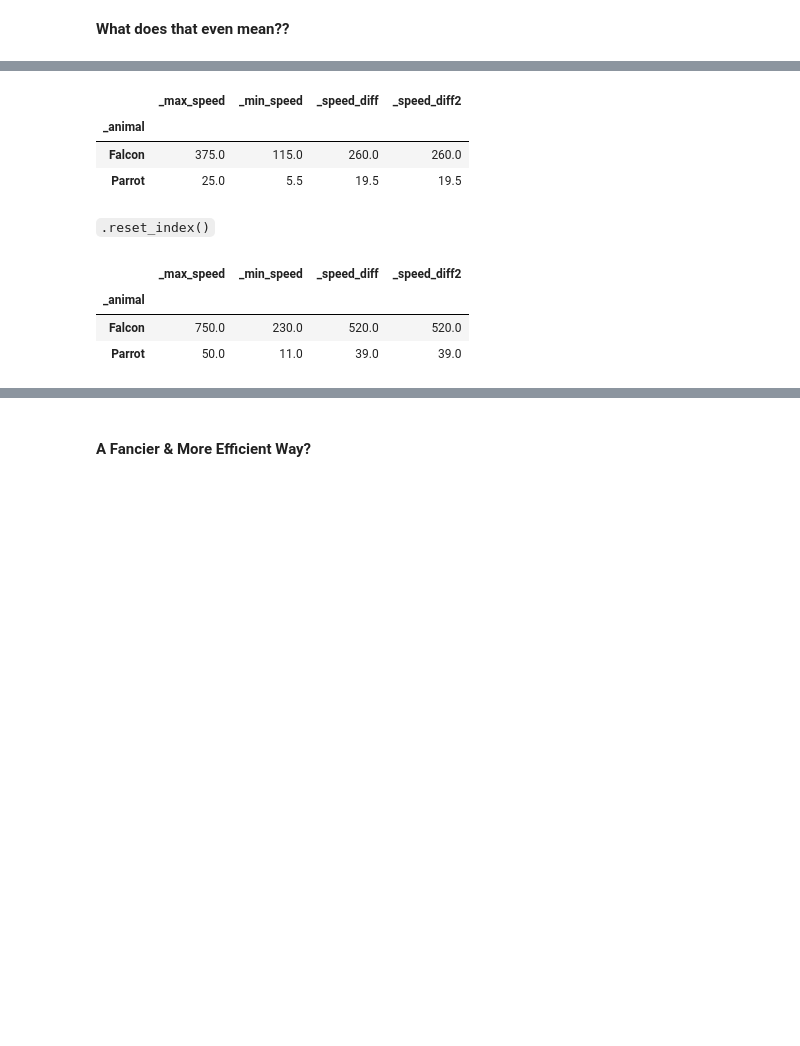
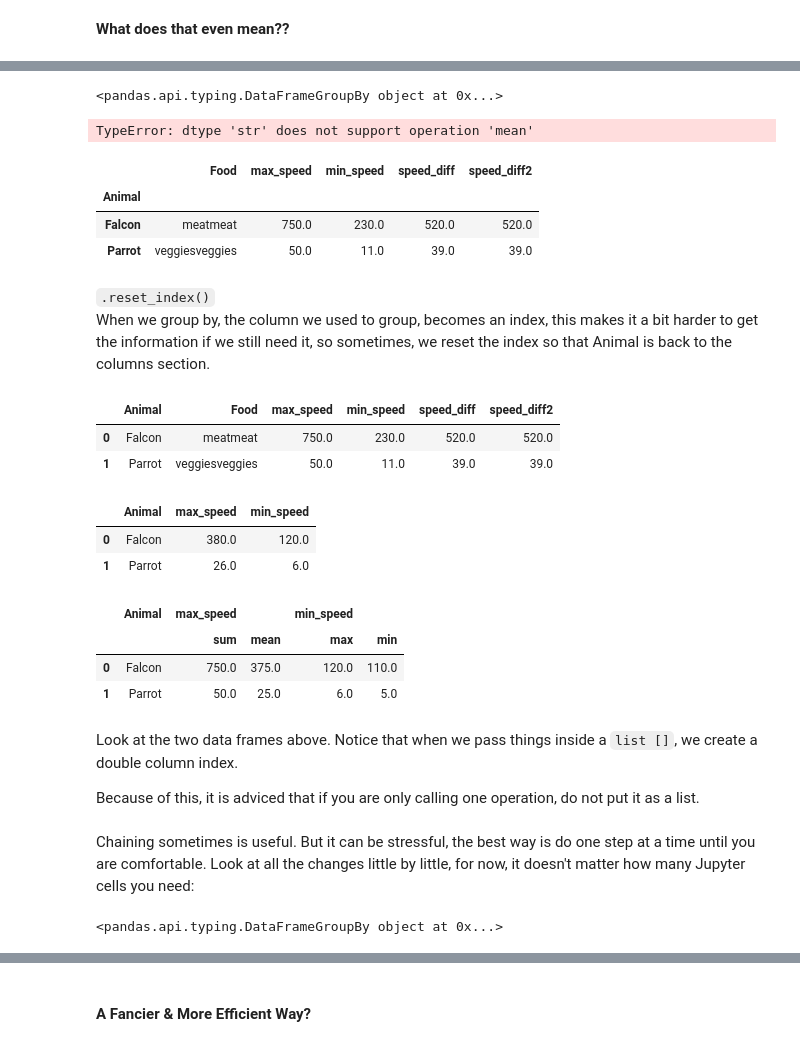
Before and after one commit to sedv8808/UBC_EL_PPDS, a Jupyter notebook: Module2class.ipynb, the cells around one changed output, grey strips where cells are left out. Cells and saved outputs as stored; diff of their text form; code cells hidden in the pictures; blank space fills up the shorter version.

```diff
--- a/Module2class.ipynb
+++ b/Module2class.ipynb
@@ -438,3 +482,0 @@ dtype: float64
-# %%
-df['Speed Diff2'] = df['Max Speed'] - df['Min Speed']
-df
@@ -481,3 +499,6 @@ df.drop(columns = 'Speed Diff')
+# %%
+# We need to overwrite the variable to see changes.
+df = df.drop(columns = 'Diff Speed3')
 # %%
 df
 # %% [output]
@@ -489,2 +509,0 @@ df
-# %%
-df.drop(columns = 'Speed Diff2', inplace=True)
@@ -558,2 +543,0 @@ df
-# %%
-df.columns = ['_animal', '_max_speed', '_min_speed', '_speed_diff', '_speed_diff2']
@@ -625,18 +576,58 @@ df.groupby('_animal')#.get_group('Falcon')
 # %% [markdown]
 ![img](https://miro.medium.com/max/1206/0*5Zzcwe-rlxz-EQ_N)
 # %%
-df.groupby('_animal').mean()
+df.groupby('Animal')
 # %% [output]
-|  | _max_speed | _min_speed | _speed_diff | _speed_diff2 |
-| _animal |  |  |  |  |
-| Falcon | 375.0 | 115.0 | 260.0 | 260.0 |
-| Parrot | 25.0 | 5.5 | 19.5 | 19.5 |
+<pandas.api.typing.DataFrameGroupBy object at 0x...>
-# %% [markdown]
-`.reset_index()`
+# %%
+# This cannot be computed because 'Food' has words, so pandas cannot calculate the mean of words.
+df.groupby('Animal').mean()
+# %% [output]
+TypeError: dtype 'str' does not support operation 'mean'
+# %%
+# But it can sum them - look that it concatenates them
+df.groupby('Animal').sum()
+# %% [output]
+|  | Food | max_speed | min_speed | speed_diff | speed_diff2 |
+| Animal |  |  |  |  |  |
+| Falcon | meatmeat | 750.0 | 230.0 | 520.0 | 520.0 |
+| Parrot | veggiesveggies | 50.0 | 11.0 | 39.0 | 39.0 |
+# %% [markdown]
+`.reset_index()`
+When we group by, the column we used to group, becomes an index, this makes it a bit harder to get the information if we still need it, so sometimes, we reset the index so that Animal is back to the columns section.
 # %%
-df.groupby('_animal').sum()
+df.groupby('Animal').sum().reset_index()
 # %% [output]
-|  | _max_speed | _min_speed | _speed_diff | _speed_diff2 |
-| _animal |  |  |  |  |
-| Falcon | 750.0 | 230.0 | 520.0 | 520.0 |
-| Parrot | 50.0 | 11.0 | 39.0 | 39.0 |
+|  | Animal | Food | max_speed | min_speed | speed_diff | speed_diff2 |
+| 0 | Falcon | meatmeat | 750.0 | 230.0 | 520.0 | 520.0 |
+| 1 | Parrot | veggiesveggies | 50.0 | 11.0 | 39.0 | 39.0 |
+# %%
+# If we want to compute different operations for different columns, we can use `agg` instead of the set of given functions:
+# Note that we do not use `[]` when calling `'max'`
+df.groupby('Animal').agg({'max_speed': 'max',
+                           'min_speed': 'max'}).reset_index()
+# %% [output]
+|  | Animal | max_speed | min_speed |
+| 0 | Falcon | 380.0 | 120.0 |
+| 1 | Parrot | 26.0 | 6.0 |
+# %%
+# If we want to compute multiple operations per different columns, we can use `[]` as a list
+# Note that we pass 'sum' and 'mean' inside `[]`
+df3 = df.groupby('Animal').agg({'max_speed':['sum', 'mean'],
+                                 'min_speed': ['max', 'min']}).reset_index()
+df3
+# %% [output]
+|  | Animal | max_speed |  | min_speed |  |
+|  |  | sum | mean | max | min |
+| 0 | Falcon | 750.0 | 375.0 | 120.0 | 110.0 |
+| 1 | Parrot | 50.0 | 25.0 | 6.0 | 5.0 |
+# %% [markdown]
+Look at the two data frames above. Notice that when we pass things inside a `list []`, we create a double column index.
+
+Because of this, it is adviced that if you are only calling one operation, do not put it as a list.
+# %% [markdown]
+Chaining sometimes is useful. But it can be stressful, the best way is do one step at a time until you are comfortable. Look at all the changes little by little, for now, it doesn't matter how many Jupyter cells you need:
+# %%
+df.groupby('Animal')
+# %% [output]
+<pandas.api.typing.DataFrameGroupBy object at 0x...>
```
Also changed, not shown: parts of 150 cells of this notebook.
